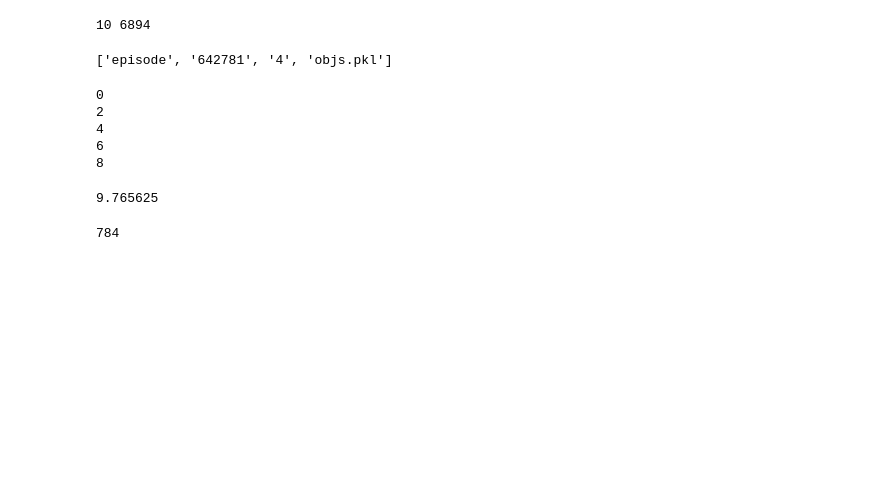
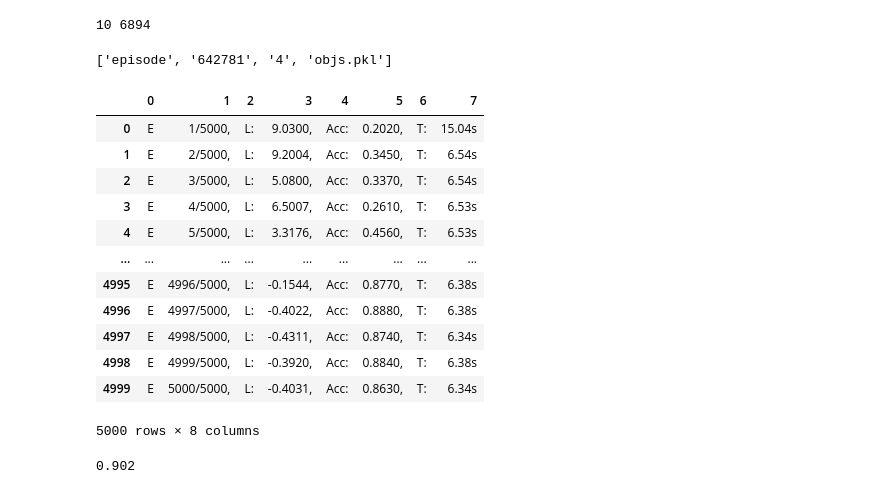
Before and after one commit to yuanmingqi/SAMG, a Jupyter notebook: test.ipynb, the cells around one changed output. Drawn from its saved outputs; the diff is of its cells as text; code cells hidden in the pictures; blank space fills up the shorter version.

```diff
--- a/test.ipynb
+++ b/test.ipynb
@@ -331,20 +331,23 @@ for num_obj in range(1, 11):
 'episode_642781_4_objs.pkl'.split('_')
 # %% [output]
 ['episode', '642781', '4', 'objs.pkl']
-# %%
-for i in range(0, 10, 2):
-    print(i)
-# %% [output]
-0
-2
-4
-6
-8
-# %%
-10000 / 1024
-# %% [output]
-9.765625
-# %%
-10000 - 9*1024
-# %% [output]
-784
+# %%
+import pandas as pd
+import matplotlib.pyplot as plt
+
+log = pd.read_csv('log.txt', sep=' ', header=None)
+log
+# %% [output]
+|  | 0 | 1 | 2 | 3 | 4 | 5 | 6 | 7 |
+| 0 | E | 1/5000, | L: | 9.0300, | Acc: | 0.2020, | T: | 15.04s |
+| 1 | E | 2/5000, | L: | 9.2004, | Acc: | 0.3450, | T: | 6.54s |
+| 2 | E | 3/5000, | L: | 5.0800, | Acc: | 0.3370, | T: | 6.54s |
+| 3 | E | 4/5000, | L: | 6.5007, | Acc: | 0.2610, | T: | 6.53s |
+| 4 | E | 5/5000, | L: | 3.3176, | Acc: | 0.4560, | T: | 6.53s |
+| ... | ... | ... | ... | ... | ... | ... | ... | ... |
+| 4995 | E | 4996/5000, | L: | -0.1544, | Acc: | 0.8770, | T: | 6.38s |
+| 4996 | E | 4997/5000, | L: | -0.4022, | Acc: | 0.8880, | T: | 6.38s |
+| 4997 | E | 4998/5000, | L: | -0.4311, | Acc: | 0.8740, | T: | 6.34s |
+| 4998 | E | 4999/5000, | L: | -0.3920, | Acc: | 0.8840, | T: | 6.38s |
+| 4999 | E | 5000/5000, | L: | -0.4031, | Acc: | 0.8630, | T: | 6.34s |
+5000 rows × 8 columns
@@ -350,0 +359,4 @@ for i in range(0, 10, 2):
+# %%
+log[5].max()
+# %% [output]
+0.902
```
Also changed, not shown: parts of 1 cell of this notebook, 7 other files.
